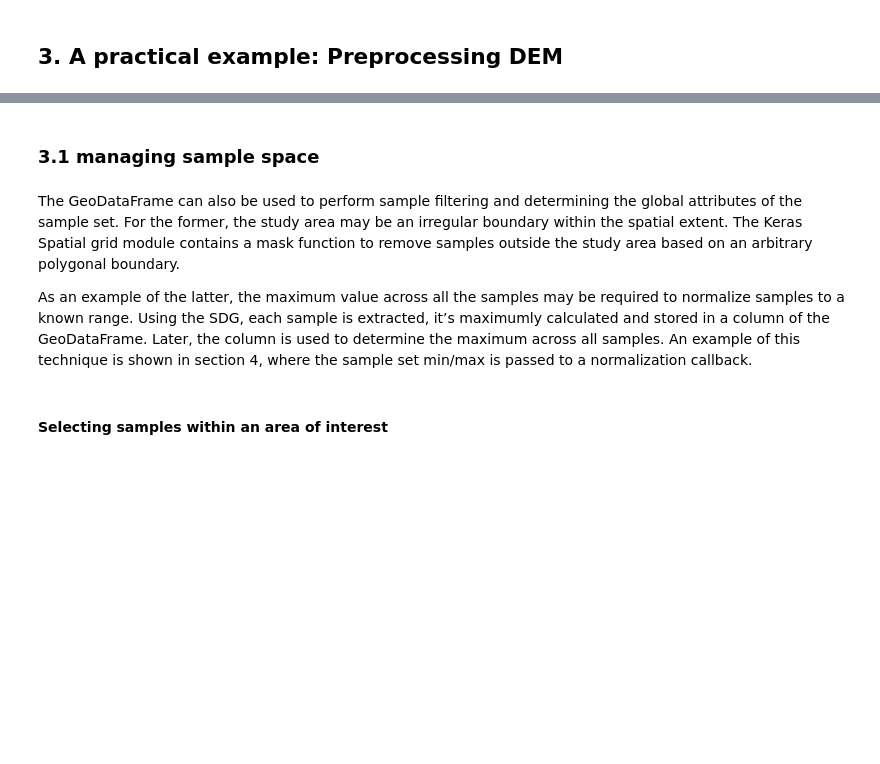
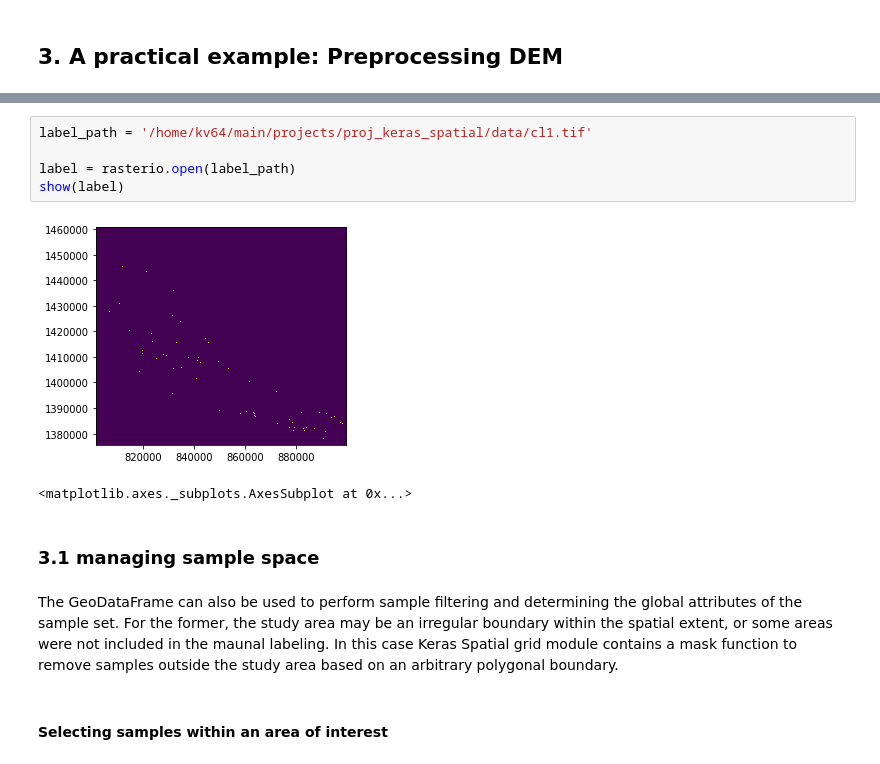
Before and after one commit to nredick/keras-spatial, a Jupyter notebook: examples/ks-preprocess-dem.ipynb, the cells around one changed output, grey strips where cells are left out. Drawn from its saved outputs; the diff is of its cells as text; blank space fills up the shorter version.

Commit message:
completed section 2

```diff
--- a/examples/ks-preprocess-dem.ipynb
+++ b/examples/ks-preprocess-dem.ipynb
@@ -86,9 +101,15 @@ Created 323 samples
+# %%
+label_path = '/home/kv64/main/projects/proj_keras_spatial/data/cl1.tif'
+
+label = rasterio.open(label_path)
+show(label)
+# %% [output]
+[figure, added]
+<matplotlib.axes._subplots.AxesSubplot at 0x...>
 # %% [markdown]
 ### 3.1 managing sample space
 # %% [markdown]
-The GeoDataFrame can also be used to perform sample filtering and determining the global attributes of the sample set. For the former, the study area may be an irregular boundary within the spatial extent. The Keras Spatial grid module contains a mask function to remove samples outside the study area based on an arbitrary polygonal boundary.
-
-As an example of the latter, the maximum value across all the samples may be required to normalize samples to a known range. Using the SDG, each sample is extracted, it’s maximumly calculated and stored in a column of the GeoDataFrame. Later, the column is used to determine the maximum across all samples. An example of this technique is shown in section 4, where the sample set min/max is passed to a normalization callback.
+The GeoDataFrame can also be used to perform sample filtering and determining the global attributes of the sample set. For the former, the study area may be an irregular boundary within the spatial extent, or some areas were not included in the maunal labeling. In this case Keras Spatial grid module contains a mask function to remove samples outside the study area based on an arbitrary polygonal boundary.
 # %% [markdown]
 #### Selecting samples within an area of interest
 # %% [markdown]
```
Also changed, not shown: parts of 26 cells of this notebook.
